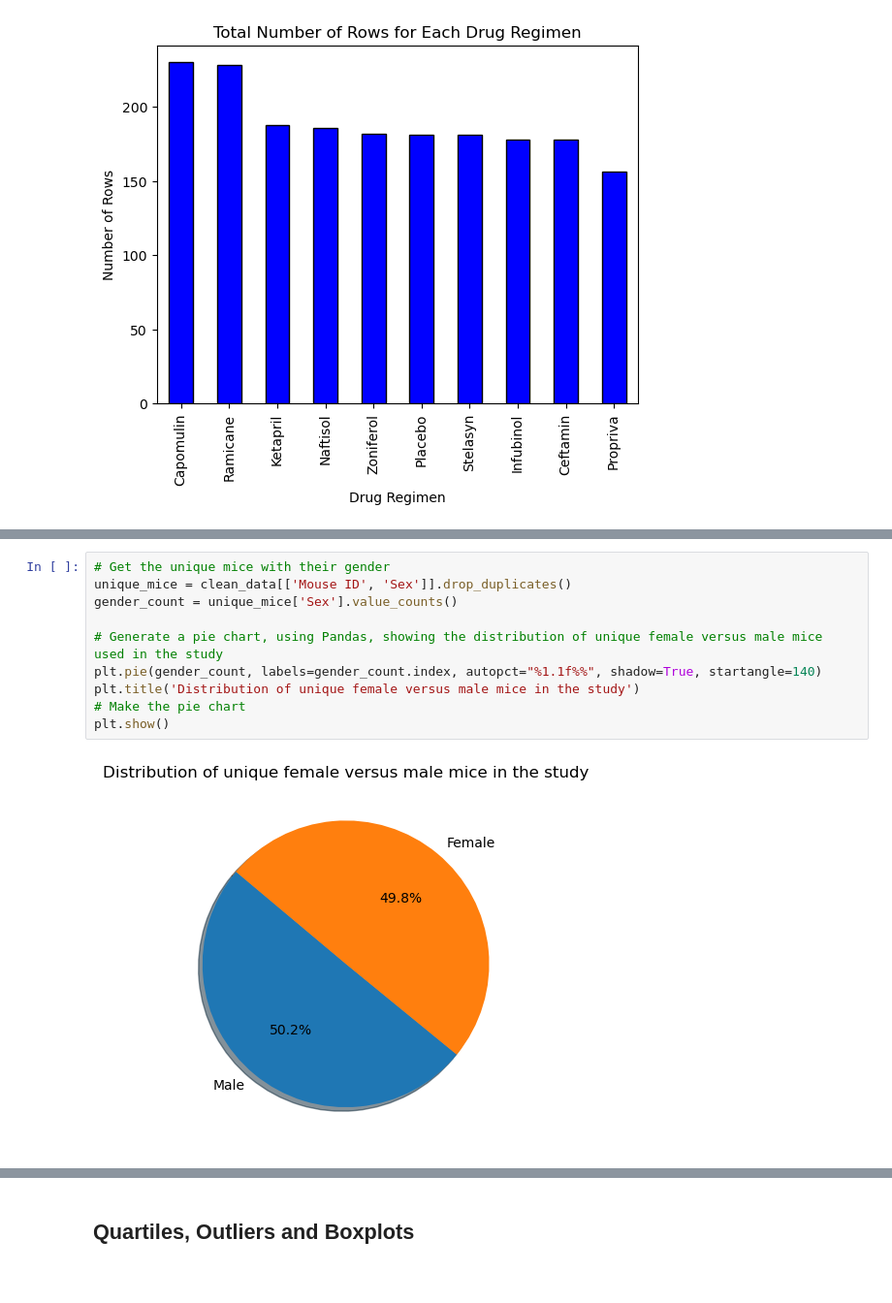
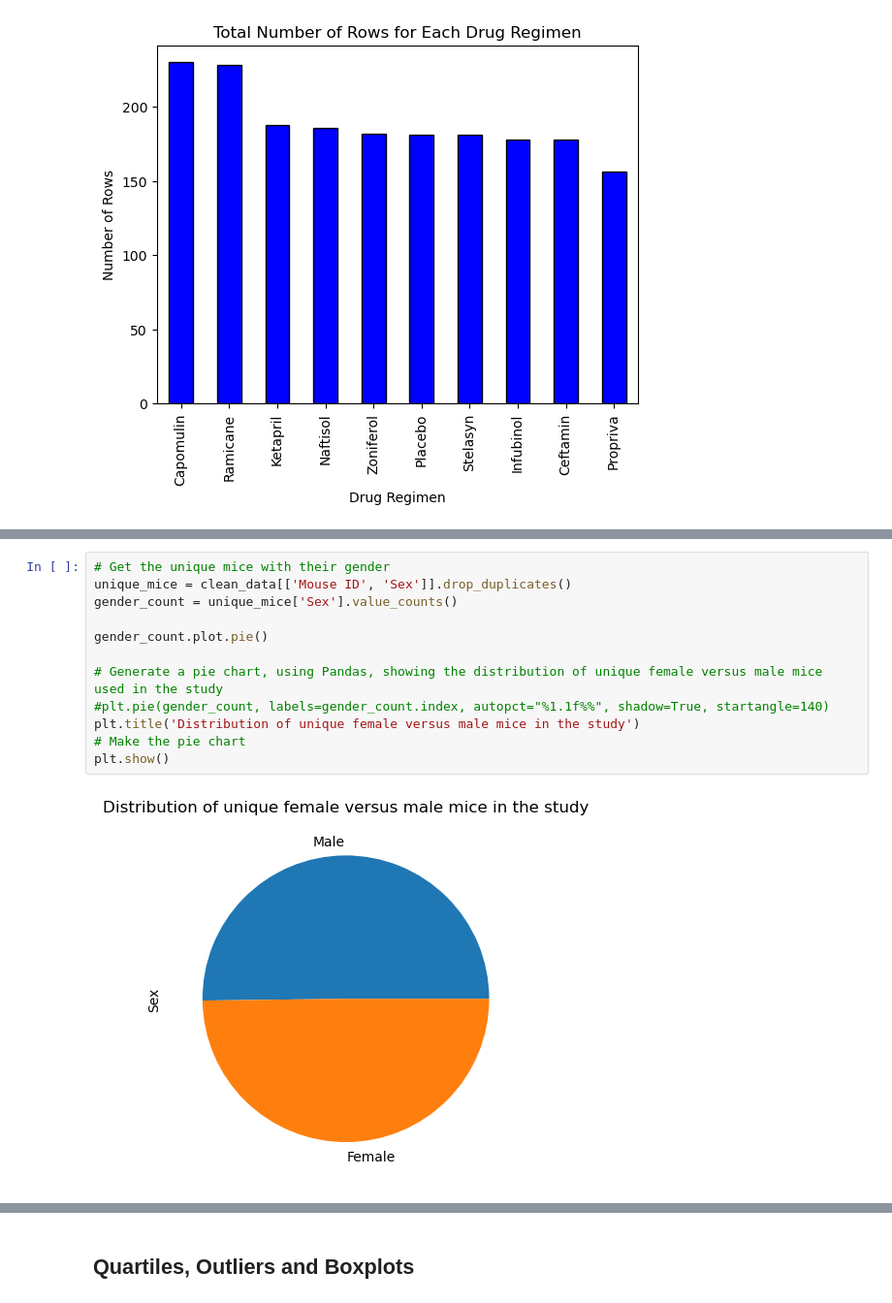
Before and after one commit to mascee/Challenge-5-Pymaceuticals, a Jupyter notebook: Challenge5_Pymaceuticals.ipynb, the cells around one changed output, grey strips where cells are left out. Shown at 97% size. Cells and saved outputs as stored; diff of their text form.

```diff
--- a/Challenge5_Pymaceuticals.ipynb
+++ b/Challenge5_Pymaceuticals.ipynb
@@ -216,15 +218,17 @@ plt.show()
 # %%
 # Get the unique mice with their gender
 unique_mice = clean_data[['Mouse ID', 'Sex']].drop_duplicates()
 gender_count = unique_mice['Sex'].value_counts()
 
+gender_count.plot.pie()
+
 # Generate a pie chart, using Pandas, showing the distribution of unique female versus male mice used in the study
-plt.pie(gender_count, labels=gender_count.index, autopct="%1.1f%%", shadow=True, startangle=140)
+#plt.pie(gender_count, labels=gender_count.index, autopct="%1.1f%%", shadow=True, startangle=140)
 plt.title('Distribution of unique female versus male mice in the study')
 # Make the pie chart
 plt.show()
 # %% [output]
-[figure, old version]
+[figure, new version]
 # %%
 # Generate a pie chart, using pyplot, showing the distribution of unique female versus male mice used in the study
 # Get the unique mice with their gender
```
Also changed, not shown: parts of 14 cells of this notebook.
